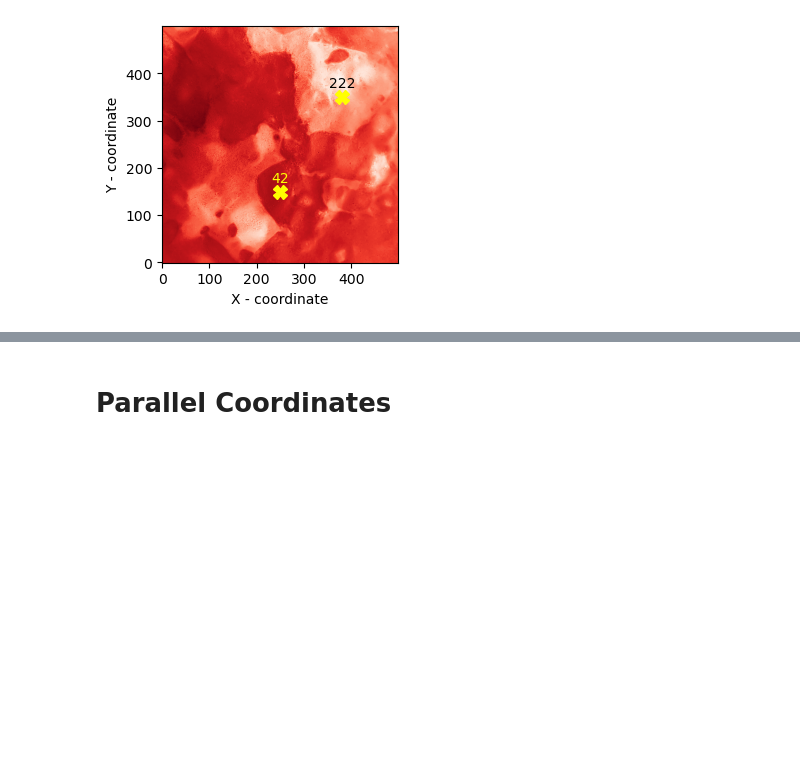
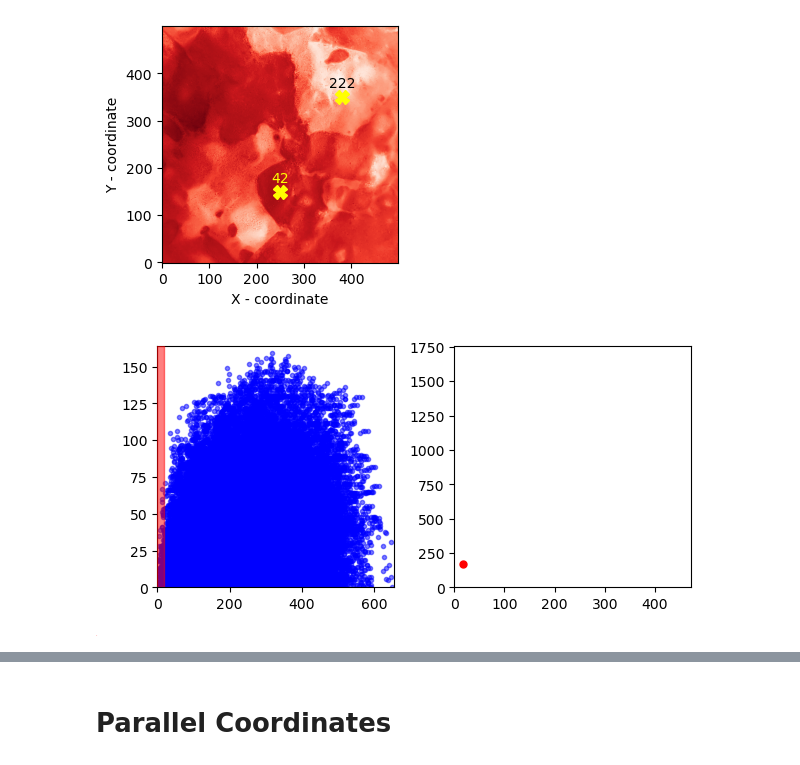
Before and after one commit to mmaelicke/phd_defense, a Jupyter notebook: images.ipynb, the cells around one changed output, grey strips where cells are left out. Saved outputs shown, nothing was run; the diff lists cells and outputs as text; code cells hidden in the pictures; blank space fills up the shorter version.

Commit message:
add lag-class animation gif code

```diff
--- a/images.ipynb
+++ b/images.ipynb
@@ -333,3 +333,88 @@ frames[0].save('public/img/pancake_animation.gif', format='GIF', append_images=f
 # remove the frames_*.png files
 for file in glob.glob('frame_*.png'):
     os.remove(file)
+# %%
+# build the separating distance plot on the one side and the animation of the variogram on the other
+import skgstat as skg
+import matplotlib.pyplot as plt
+import matplotlib.patches as patches
+from matplotlib import lines
+import numpy as np
+from PIL import Image
+import glob
+import os
+
+# get the data and build the variogram
+coords, vals = skg.data.pancake(N=300).get('sample')
+vario = skg.Variogram(coords, vals, normalize=False, n_lags=25, maxlag=0.7)
+
+# calculate some limits
+maxy = np.max(vario._diff) * 1.03
+maxx = np.max(vario.distance) * 1.01
+# create a gif
+frames = []
+#all_dists, all_diffs = [], []
+
+# go through each lag class
+for i, (low, high) in enumerate(zip([0] + vario.bins.tolist()[:-1], vario.bins.tolist())):
+    # create the figure for the new image
+    fig = plt.figure(figsize=(6, 3))
+    ax1 = fig.add_subplot(121)
+    ax2 = fig.add_subplot(122)
+
+    # plot the difference plot
+    ax1.plot(vario.distance, vario._diff, color='blue', marker='o', linestyle='None', markersize=3, alpha=0.5)
+
+    # mark the current lower and higher bound with a box
+    ax1.add_patch(patches.Rectangle((low, 0), high - low, maxy, color='red', alpha=0.5, zorder=3))
+
+    # add vertical dashed red lines for all vario.bins, that are smaller than the current low
+    for b in vario.bins[vario.bins < low]:
+        ax1.axvline(b, color='red', linestyle='--', alpha=0.8, zorder=2)
+
+    # add the all experimental variogram values to ax2, that are smaller than the current low
+    ax2.plot(vario.bins[vario.bins < low], vario.experimental[(vario.bins < low)], color='blue', marker='o', linestyle='None', markersize=4)
+
+    # add the current experimental variogram value to ax2 highted
+    ax2.plot(vario.bins[vario.bins == high], vario.experimental[(vario.bins == high)], color='red', marker='o', linestyle='None', markersize=5)
+
+    # draw an arrow from ax1 patch to ax2 point
+    # define the coordinates in the plots
+    xy1 = (low + (high - low) / 2, maxy / 2)
+    xy2 = (high, float(vario.experimental[(vario.bins == high)][0]))
+
+    # create figure transforms
+    transFigure = fig.transFigure.inverted()
+    coord1 = transFigure.transform(ax1.transData.transform(xy1))
+    coord2 = transFigure.transform(ax2.transData.transform(xy2))
+    line = lines.Line2D((coord1[0], coord2[0]), (coord1[1], coord2[1]), transform=transFigure, color='red', linestyle='--', alpha=0.8, zorder=2)
+    fig.lines.append(line)
+
+    # set the limits
+    ax1.set_xlim(0, maxx)
+    ax1.set_ylim(0, maxy)
+    ax2.set_xlim(0, vario.bins.max() * 1.04)
+    ax2.set_ylim(0, vario.experimental.max() * 1.02)
+
+    # creat the image
+    plt.tight_layout()
+    fig.canvas.draw()
+
+    # create an in-memory image
+    width, height = fig.get_size_inches() * fig.get_dpi()
+    img = np.frombuffer(fig.canvas.tostring_rgb(), dtype=np.uint8)
+    img = img.reshape(int(height), int(width), 3)
+    img = Image.fromarray(img)
+
+    # save the image as a frame of the GIF
+    img.save(f'frame_{i+1}.png')
+    frames.append(Image.open(f'frame_{i+1}.png'))
+
+# save the frames as a GIF
+frames[0].save('./public/img/lagclasses_animation.gif', format='GIF', append_images=frames[1:], save_all=True, duration=300, loop=0)
+
+# remove the frames_*.png files
+for file in glob.glob('frame_*.png'):
+    os.remove(file)
+# %% [output]
+[figure, added]
```
Also changed, not shown: parts of 1 cell of this notebook.
